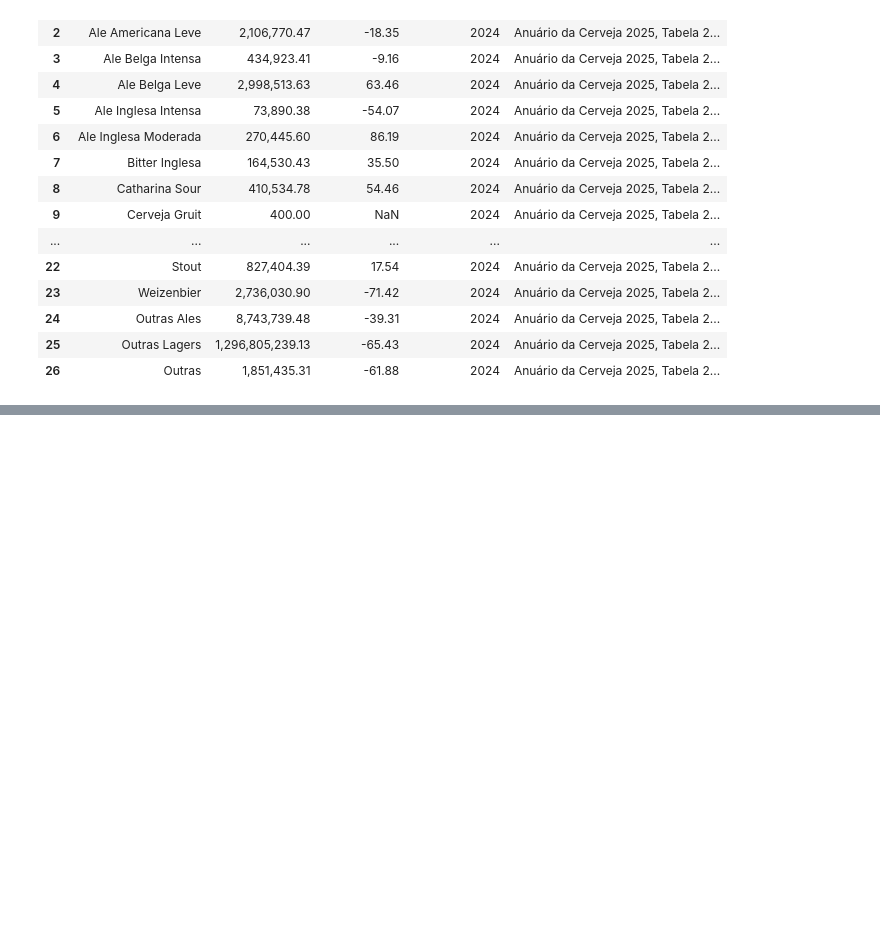
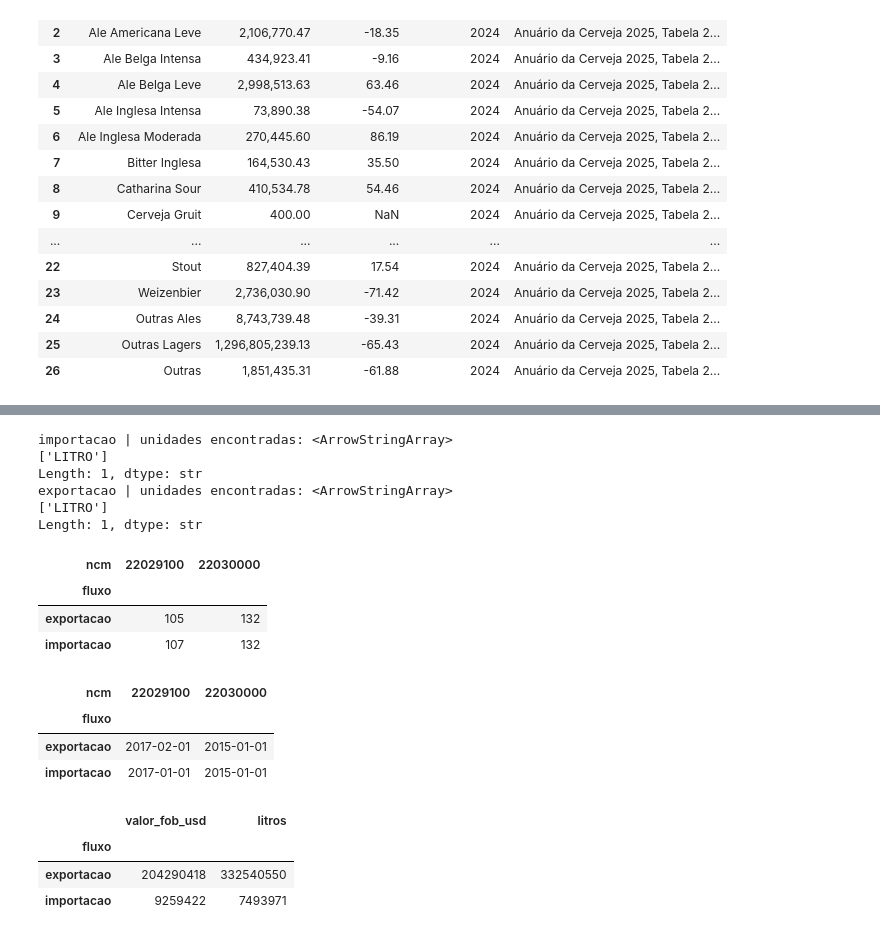
Before and after one commit to GianPlanezio/cerveja-brasil, a Jupyter notebook: notebooks/01_extracao.ipynb, the cells around one changed output, grey strips where cells are left out. Drawn from its saved outputs; the diff is of its cells as text; code cells hidden in the pictures; blank space fills up the shorter version.

```diff
--- a/notebooks/01_extracao.ipynb
+++ b/notebooks/01_extracao.ipynb
@@ -558,0 +666,52 @@ Diferença entre a soma da abrangência e o total: 0.0
+# %%
+def ler_comex_ncm(caminho, fluxo):
+    df = pd.read_csv(caminho, sep=";", encoding="utf-8-sig", dtype=str)
+    df.columns = ["ano", "mes_texto", "ncm", "descricao", "unidade", "valor_fob_usd", "kg_liquido", "litros"]
+
+    for coluna in df.columns:
+        df[coluna] = df[coluna].str.strip()
+
+    print(fluxo, "| unidades encontradas:", df["unidade"].unique())
+
+    df["ano"] = df["ano"].astype(int)
+    df["mes"] = df["mes_texto"].str[:2].astype(int)
+    for coluna in ["valor_fob_usd", "kg_liquido", "litros"]:
+        df[coluna] = df[coluna].astype(int)
+    df["data"] = pd.to_datetime({"year": df["ano"], "month": df["mes"], "day": 1})
+    df["fluxo"] = fluxo
+
+    colunas_finais = ["data", "ano", "mes", "fluxo", "ncm", "descricao", "valor_fob_usd", "kg_liquido", "litros"]
+    return df[colunas_finais]
+
+df_cerveja_imp = ler_comex_ncm(PASTA_BRUTOS / "comex_cerveja_ncm_importacao_2015_2025.csv", "importacao")
+df_cerveja_exp = ler_comex_ncm(PASTA_BRUTOS / "comex_cerveja_ncm_exportacao_2015_2025.csv", "exportacao")
+
+df_cerveja = pd.concat([df_cerveja_imp, df_cerveja_exp], ignore_index=True)
+df_cerveja = df_cerveja.sort_values(["fluxo", "ncm", "data"]).reset_index(drop=True)
+df_cerveja["fonte"] = "Comex Stat (MDIC), consulta em " + DATA_CONSULTA_COMEX
+df_cerveja.to_csv(PASTA_SAIDA / "comex_cerveja_mensal_2015_2025.csv", index=False)
+
+display(df_cerveja.groupby(["fluxo", "ncm"]).size().unstack())
+display(df_cerveja.groupby(["fluxo", "ncm"])["data"].min().unstack())
+
+cerveja_2024 = df_cerveja[df_cerveja["ano"] == 2024]
+display(cerveja_2024.groupby("fluxo")[["valor_fob_usd", "litros"]].sum())
+# %% [output]
+importacao | unidades encontradas: <ArrowStringArray>
+['LITRO']
+Length: 1, dtype: str
+exportacao | unidades encontradas: <ArrowStringArray>
+['LITRO']
+Length: 1, dtype: str
+| ncm | 22029100 | 22030000 |
+| fluxo |  |  |
+| exportacao | 105 | 132 |
+| importacao | 107 | 132 |
+| ncm | 22029100 | 22030000 |
+| fluxo |  |  |
+| exportacao | 2017-02-01 | 2015-01-01 |
+| importacao | 2017-01-01 | 2015-01-01 |
+|  | valor_fob_usd | litros |
+| fluxo |  |  |
+| exportacao | 204290418 | 332540550 |
+| importacao | 9259422 | 7493971 |
```
Also changed, not shown: parts of 2 cells of this notebook, 7 other files.
